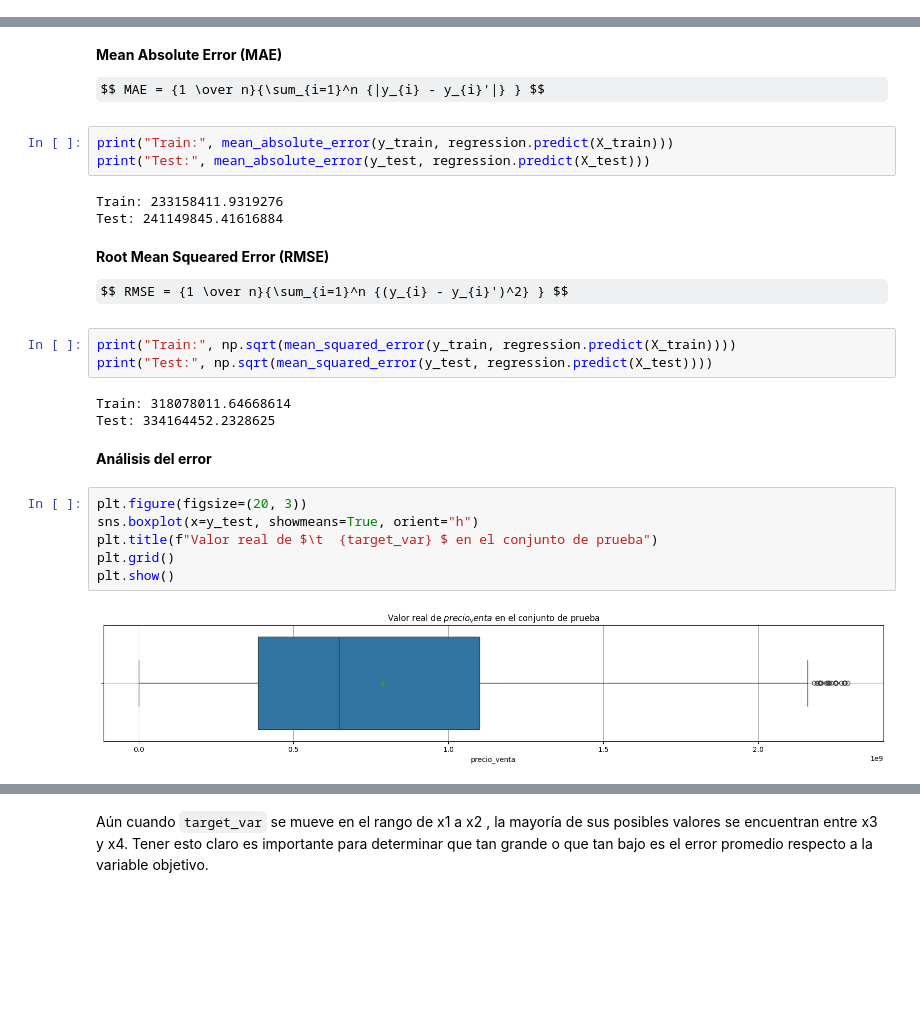
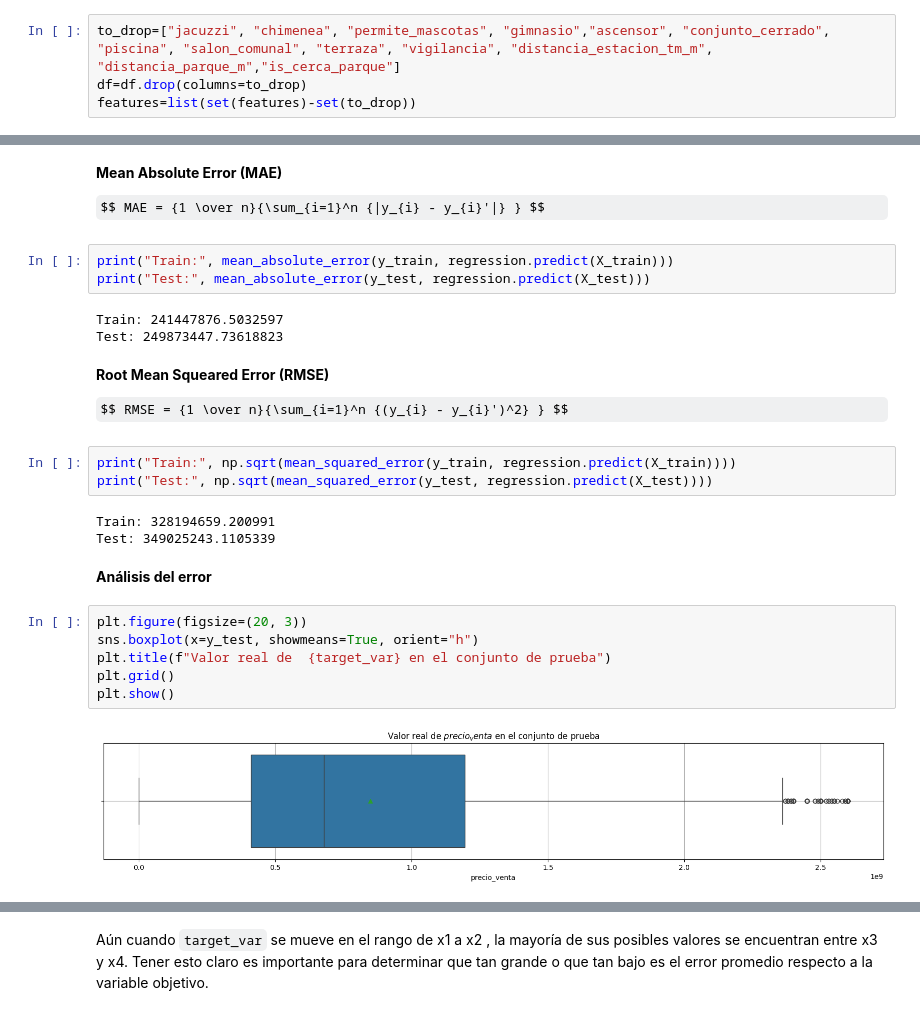
Before and after one commit to amrios80/linear-regression-tutorial, a Jupyter notebook: aptos/aptos.ipynb, the cells around one changed output, grey strips where cells are left out. Cells and saved outputs as stored; diff of their text form; some formulas as TeX source; blank space fills up the shorter version.

```diff
--- a/aptos/aptos.ipynb
+++ b/aptos/aptos.ipynb
@@ -279,3 +284,7 @@ Si se logra visualizar o cuantificar altas correlaciones entre las variables de
+# %%
+to_drop=["jacuzzi", "chimenea", "permite_mascotas", "gimnasio","ascensor", "conjunto_cerrado", "piscina", "salon_comunal", "terraza", "vigilancia", "distancia_estacion_tm_m", "distancia_parque_m","is_cerca_parque"]
+df=df.drop(columns=to_drop)
+features=list(set(features)-set(to_drop))
 # %%
 sns.pairplot(df.sample(frac=0.2), height=4, y_vars=target_var, x_vars=features, kind="scatter")
 # %% [output]
@@ -489,8 +485,8 @@ $$ MAE = {1 \over n}{\sum_{i=1}^n {|y_{i} - y_{i}'|} } $$
 print("Train:", mean_absolute_error(y_train, regression.predict(X_train)))
 print("Test:", mean_absolute_error(y_test, regression.predict(X_test)))
 # %% [output]
-Train: 233158411.9319276
-Test: 241149845.41616884
+Train: 241447876.5032597
+Test: 249873447.73618823
 # %% [markdown]
 **Root Mean Squeared Error (RMSE)**
 
@@ -499,18 +495,18 @@ $$ RMSE = {1 \over n}{\sum_{i=1}^n {(y_{i} - y_{i}')^2} } $$
 print("Train:", np.sqrt(mean_squared_error(y_train, regression.predict(X_train))))
 print("Test:", np.sqrt(mean_squared_error(y_test, regression.predict(X_test))))
 # %% [output]
-Train: 318078011.64668614
-Test: 334164452.2328625
+Train: 328194659.200991
+Test: 349025243.1105339
 # %% [markdown]
 **Análisis del error**
 # %%
 plt.figure(figsize=(20, 3))
 sns.boxplot(x=y_test, showmeans=True, orient="h")
-plt.title(f"Valor real de $\t  {target_var} $ en el conjunto de prueba")
+plt.title(f"Valor real de  {target_var} en el conjunto de prueba")
 plt.grid()
 plt.show()
 # %% [output]
-[figure, old version]
+[figure, new version]
 # %%
 y_test.describe(percentiles=[0.25, 0.5, 0.75, 0.99])
 # %% [output]
```
Also changed, not shown: parts of 47 cells of this notebook.
